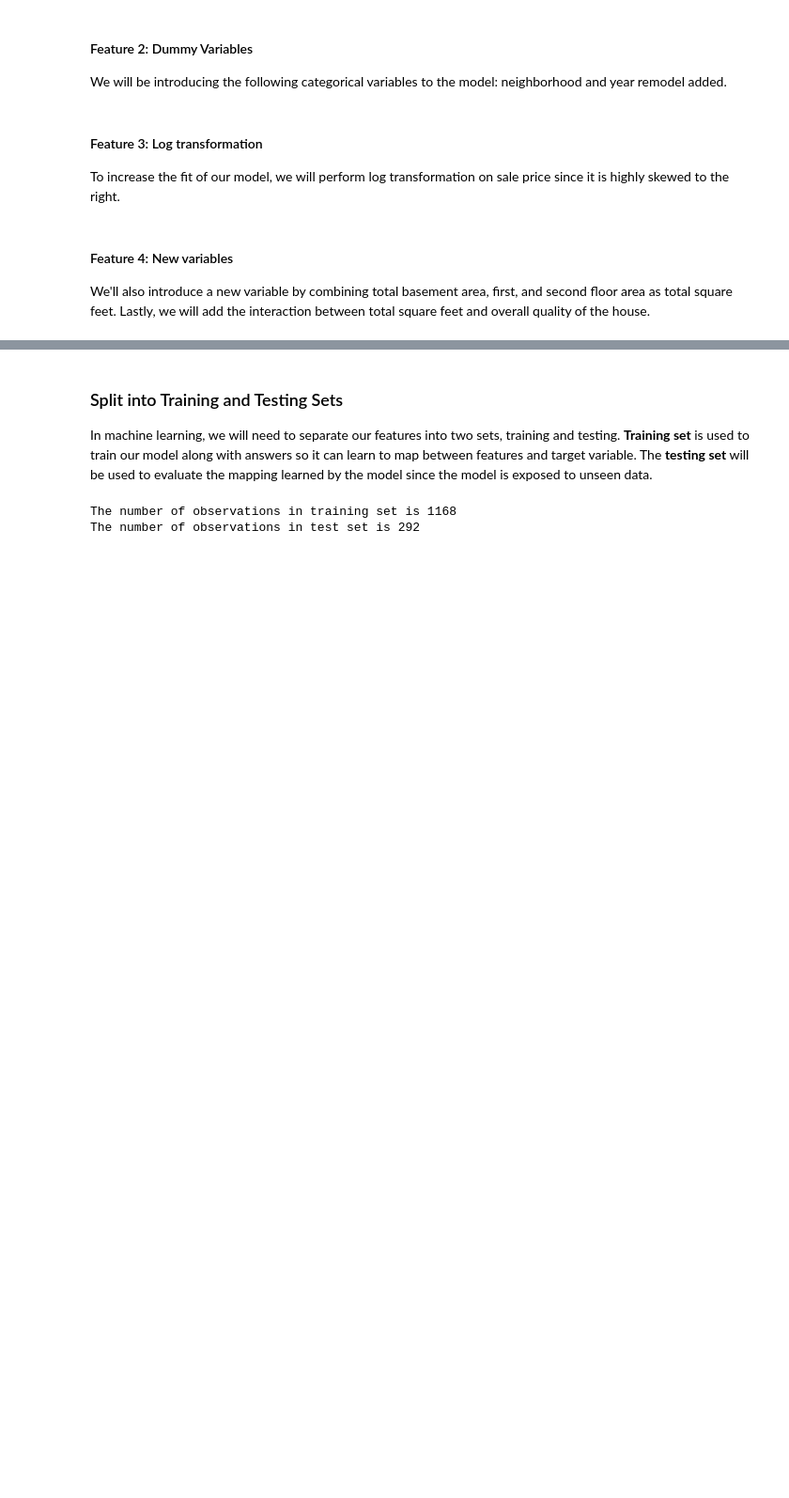
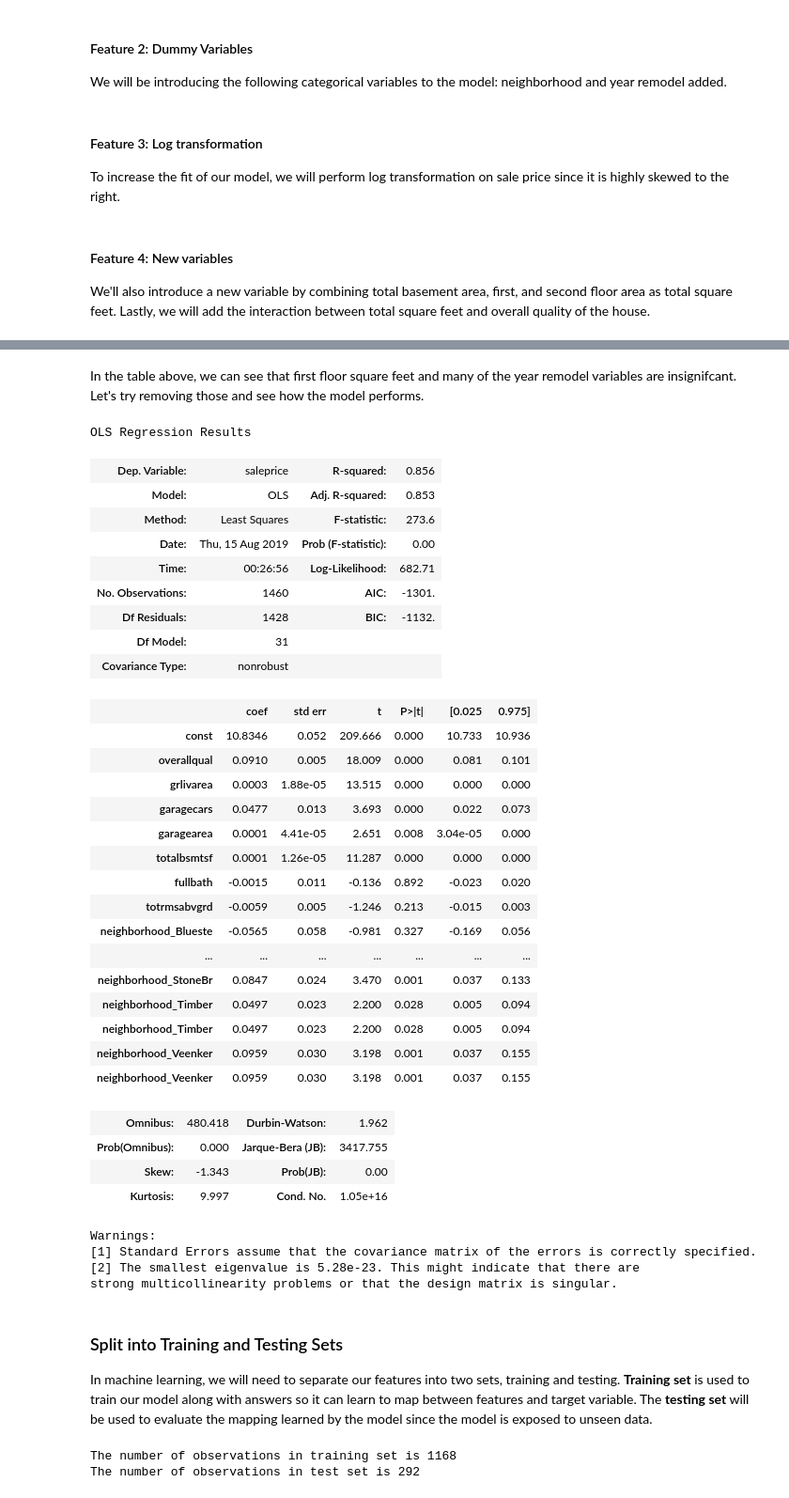
Before and after one commit to tsaw8/Thinkful_Project, a Jupyter notebook: Module 19: Supervised learning: solving regression problems/8. Challenge House prices model .ipynb, the cells around one changed output, grey strips where cells are left out. Shown at 94% size. Drawn from its saved outputs; the diff is of its cells as text; code cells hidden in the pictures; blank space fills up the shorter version.

```diff
--- a/Module 19: Supervised learning: solving regression problems/8. Challenge House prices model .ipynb
+++ b/Module 19: Supervised learning: solving regression problems/8. Challenge House prices model .ipynb
@@ -709,3 +755,53 @@ df2['int_over_sf'] = df2['totalsf'] * df2['overallqual']
+# %% [markdown]
+In the table above, we can see that first floor square feet and many of the year remodel variables are insignifcant. Let's try removing those and see how the model performs.
+# %%
+df2 = pd.concat([df2,pd.get_dummies(df2.neighborhood, prefix="neighborhood", drop_first=True)], axis=1)
+dummy_column_names = list(pd.get_dummies(df2.neighborhood, prefix="neighborhood", drop_first=True).columns)
+# Y is the target variable
+Y = np.log1p(df['saleprice'])
+# X is the feature set
+X = df2[['overallqual','grlivarea','garagecars','garagearea','totalbsmtsf','fullbath','totrmsabvgrd'] + dummy_column_names]
+
+X = sm.add_constant(X)
+
+results = sm.OLS(Y, X).fit()
+
+results.summary()
+# %% [output]
+OLS Regression Results
+| Dep. Variable: | saleprice | R-squared: | 0.856 |
+| Model: | OLS | Adj. R-squared: | 0.853 |
+| Method: | Least Squares | F-statistic: | 273.6 |
+| Date: | Thu, 15 Aug 2019 | Prob (F-statistic): | 0.00 |
+| Time: | 00:26:56 | Log-Likelihood: | 682.71 |
+| No. Observations: | 1460 | AIC: | -1301. |
+| Df Residuals: | 1428 | BIC: | -1132. |
+| Df Model: | 31 |  |  |
+| Covariance Type: | nonrobust |  |  |
+|  | coef | std err | t | P>|t| | [0.025 | 0.975] |
+| const | 10.8346 | 0.052 | 209.666 | 0.000 | 10.733 | 10.936 |
+| overallqual | 0.0910 | 0.005 | 18.009 | 0.000 | 0.081 | 0.101 |
+| grlivarea | 0.0003 | 1.88e-05 | 13.515 | 0.000 | 0.000 | 0.000 |
+| garagecars | 0.0477 | 0.013 | 3.693 | 0.000 | 0.022 | 0.073 |
+| garagearea | 0.0001 | 4.41e-05 | 2.651 | 0.008 | 3.04e-05 | 0.000 |
+| totalbsmtsf | 0.0001 | 1.26e-05 | 11.287 | 0.000 | 0.000 | 0.000 |
+| fullbath | -0.0015 | 0.011 | -0.136 | 0.892 | -0.023 | 0.020 |
+| totrmsabvgrd | -0.0059 | 0.005 | -1.246 | 0.213 | -0.015 | 0.003 |
+| neighborhood_Blueste | -0.0565 | 0.058 | -0.981 | 0.327 | -0.169 | 0.056 |
+| ... | ... | ... | ... | ... | ... | ... |
+| neighborhood_StoneBr | 0.0847 | 0.024 | 3.470 | 0.001 | 0.037 | 0.133 |
+| neighborhood_Timber | 0.0497 | 0.023 | 2.200 | 0.028 | 0.005 | 0.094 |
+| neighborhood_Timber | 0.0497 | 0.023 | 2.200 | 0.028 | 0.005 | 0.094 |
+| neighborhood_Veenker | 0.0959 | 0.030 | 3.198 | 0.001 | 0.037 | 0.155 |
+| neighborhood_Veenker | 0.0959 | 0.030 | 3.198 | 0.001 | 0.037 | 0.155 |
+| Omnibus: | 480.418 | Durbin-Watson: | 1.962 |
+| Prob(Omnibus): | 0.000 | Jarque-Bera (JB): | 3417.755 |
+| Skew: | -1.343 | Prob(JB): | 0.00 |
+| Kurtosis: | 9.997 | Cond. No. | 1.05e+16 |
+Warnings:
+[1] Standard Errors assume that the covariance matrix of the errors is correctly specified.
+[2] The smallest eigenvalue is 5.28e-23. This might indicate that there are
+strong multicollinearity problems or that the design matrix is singular.
 # %% [markdown]
 ### Split into Training and Testing Sets
 In machine learning, we will need to separate our features into two sets, training and testing. __Training set__ is used to train our model along with answers so it can learn to map between features and target variable. The __testing set__ will be used to evaluate the mapping learned by the model since the model is exposed to unseen data.
```
Also changed, not shown: parts of 41 cells of this notebook.
